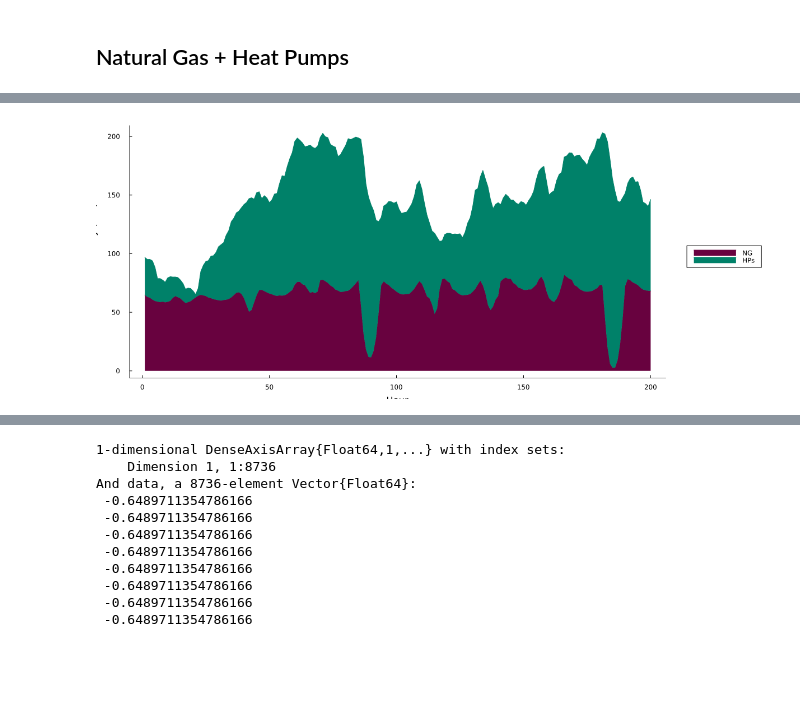
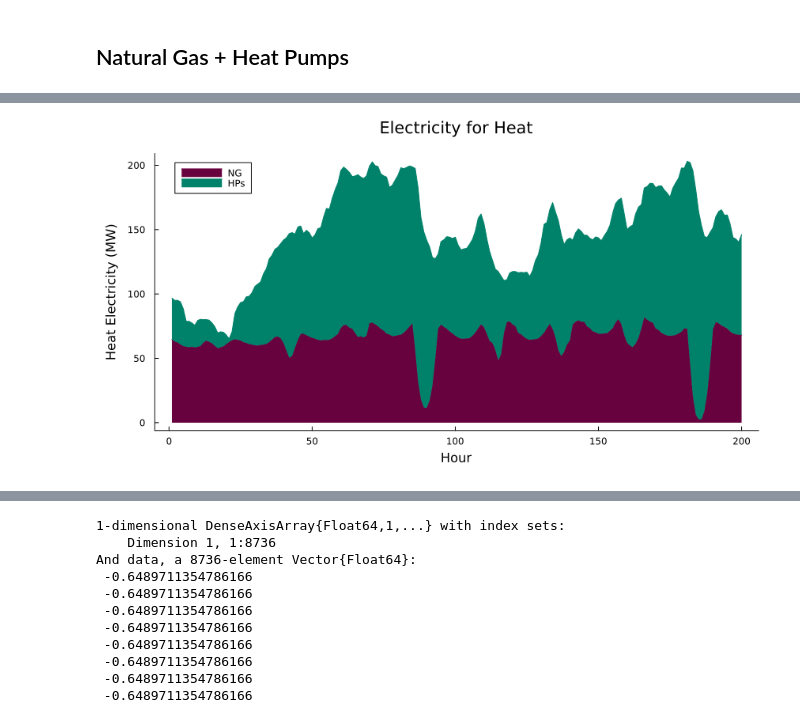
Before and after one commit to BEE4750-FA24/FP-Group6, a Jupyter notebook: Cornell_CHP_Project.ipynb, the cells around one changed output, grey strips where cells are left out. Drawn from its saved outputs; the diff is of its cells as text; code cells hidden in the pictures; blank space fills up the shorter version.

```diff
--- a/Cornell_CHP_Project.ipynb
+++ b/Cornell_CHP_Project.ipynb
@@ -532,18 +579,18 @@ plot!(p, size=(1200, 500))
 # %%
 # remake for more hours
 heat_data = value.(z).data
 p = areaplot(heat_data'[1:200,:],
     label=permutedims(heat[:, :Column1]),
     xlabel = "Hour",
     ylabel ="Heat Electricity (MW)",
     color_palette=:mk_15,
     grid=:false,
     # ylim=(0, 100),
 )
-plot!(legend=:outerright, legendcolumns=1)
-plot!(p, size=(1200, 500))
+plot!(legend=:topleft, legendcolumns=1, title="Electricity for Heat", topmargin=5mm, leftmargin=5mm, bottommargin=5mm)
+plot!(p, size=(850, 450))
 # %% [output]
-[figure, old version]
+[figure, new version]
 # %%
 @show value(sum(NSE));
 # %%
```
Also changed, not shown: parts of 16 cells of this notebook.
